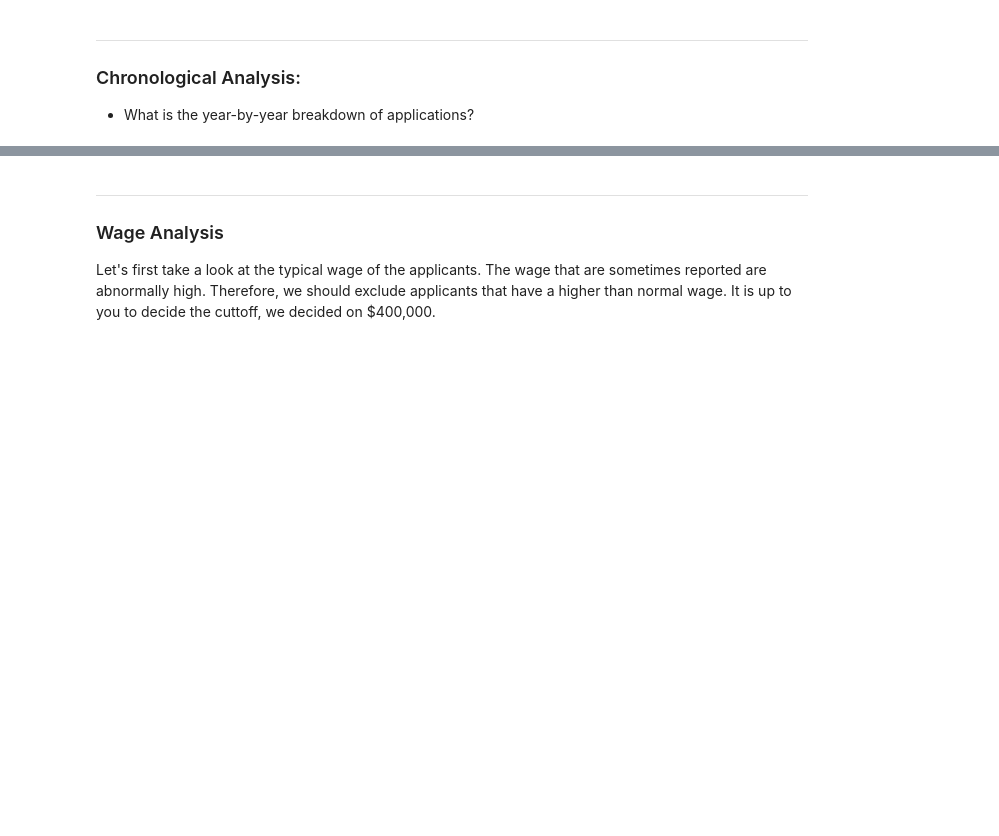
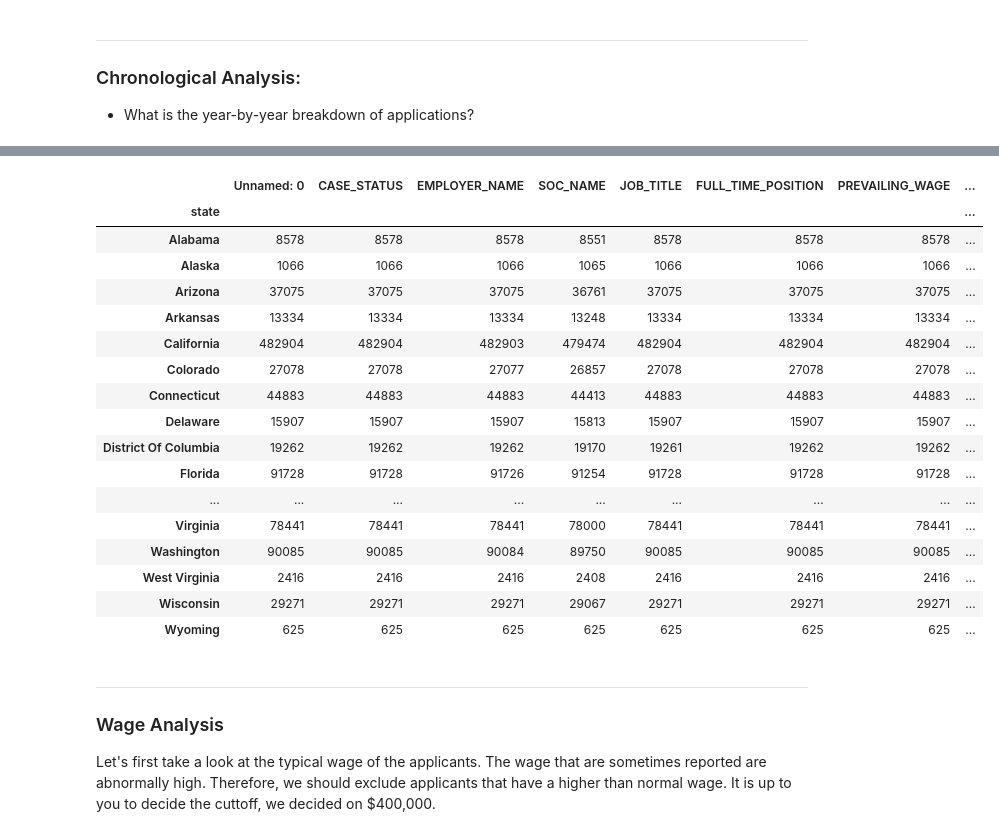
Before and after one commit to hirad-p/h1b-analysis, a Jupyter notebook: analysis.ipynb, the cells around one changed output, grey strips where cells are left out. Cells and saved outputs as stored; diff of their text form; code cells hidden in the pictures; blank space fills up the shorter version.

Commit message:
adding new column to dataframe

```diff
--- a/analysis.ipynb
+++ b/analysis.ipynb
@@ -205,3 +205,12 @@ iplot(fig,
 )
 # %% [output]
 [interactive output not drawn]
+# %%
+# Creating a dataframe with columns
+h1b_frame_with_states = pd.read_csv("./data/h1b.csv")
+h1b_frame_with_states['state'] = ''
+h1b_frame_with_states['state'] = h1b_frame_with_states['WORKSITE']
+tr = []
+for worksite in h1b_frame_with_states['state']:
+    tr.append(worksite.split(',')[1].strip().title())
+h1b_frame_with_states['state'] = tr
@@ -208,3 +221,26 @@ iplot(fig,
+# %%
+# Does the number of applications is the same when looked in proporion with with state population (per year)?
+
+h1b_frame_with_states.loc[h1b_frame['CASE_STATUS'] == 'CERTIFIED'].groupby('state').count()
+# %% [output]
+|  | Unnamed: 0 | CASE_STATUS | EMPLOYER_NAME | SOC_NAME | JOB_TITLE | FULL_TIME_POSITION | PREVAILING_WAGE | ... |
+| state |  |  |  |  |  |  |  | ... |
+| Alabama | 8578 | 8578 | 8578 | 8551 | 8578 | 8578 | 8578 | ... |
+| Alaska | 1066 | 1066 | 1066 | 1065 | 1066 | 1066 | 1066 | ... |
+| Arizona | 37075 | 37075 | 37075 | 36761 | 37075 | 37075 | 37075 | ... |
+| Arkansas | 13334 | 13334 | 13334 | 13248 | 13334 | 13334 | 13334 | ... |
+| California | 482904 | 482904 | 482903 | 479474 | 482904 | 482904 | 482904 | ... |
+| Colorado | 27078 | 27078 | 27077 | 26857 | 27078 | 27078 | 27078 | ... |
+| Connecticut | 44883 | 44883 | 44883 | 44413 | 44883 | 44883 | 44883 | ... |
+| Delaware | 15907 | 15907 | 15907 | 15813 | 15907 | 15907 | 15907 | ... |
+| District Of Columbia | 19262 | 19262 | 19262 | 19170 | 19261 | 19262 | 19262 | ... |
+| Florida | 91728 | 91728 | 91726 | 91254 | 91728 | 91728 | 91728 | ... |
+| ... | ... | ... | ... | ... | ... | ... | ... | ... |
+| Virginia | 78441 | 78441 | 78441 | 78000 | 78441 | 78441 | 78441 | ... |
+| Washington | 90085 | 90085 | 90084 | 89750 | 90085 | 90085 | 90085 | ... |
+| West Virginia | 2416 | 2416 | 2416 | 2408 | 2416 | 2416 | 2416 | ... |
+| Wisconsin | 29271 | 29271 | 29271 | 29067 | 29271 | 29271 | 29271 | ... |
+| Wyoming | 625 | 625 | 625 | 625 | 625 | 625 | 625 | ... |
 # %% [markdown]
 ---
 ### Wage Analysis
```
Also changed, not shown: parts of 1 cell of this notebook, 2 other files.
